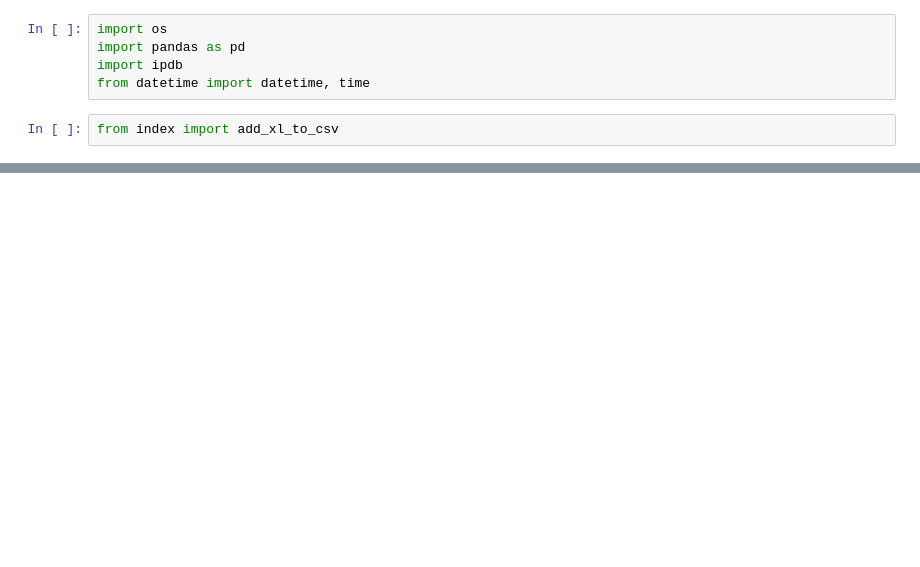
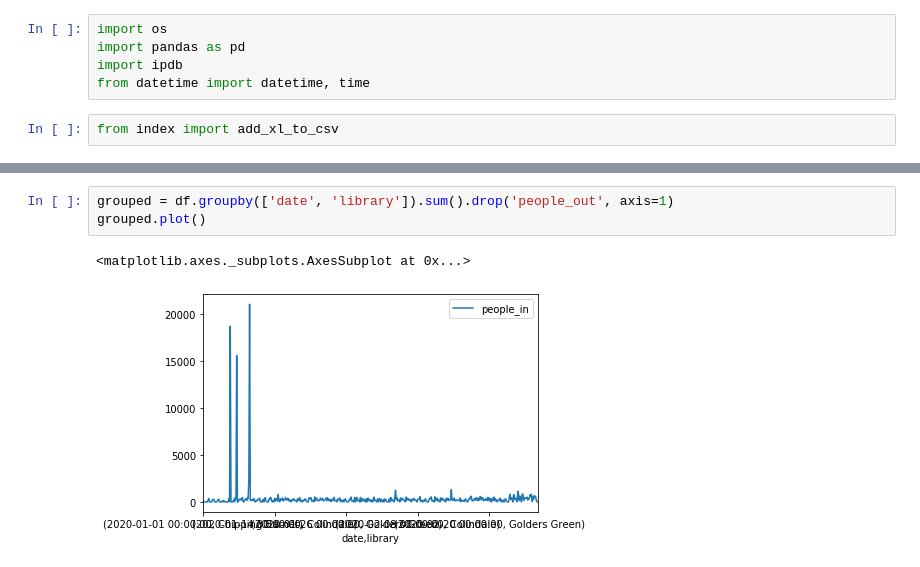
Before and after one commit to 0sumrich/smartgates, a Jupyter notebook: index.ipynb, the cells around one changed output, grey strips where cells are left out. Cells and saved outputs as stored; diff of their text form; blank space fills up the shorter version.

```diff
--- a/index.ipynb
+++ b/index.ipynb
@@ -32,0 +39,6 @@ df.assign(date=lambda x: x.datetime.dt.normalize()).groupby('date').sum().plot(f
+# %%
+grouped = df.groupby(['date', 'library']).sum().drop('people_out', axis=1)
+grouped.plot()
+# %% [output]
+<matplotlib.axes._subplots.AxesSubplot at 0x...>
+[figure, added]
```
Also changed, not shown: parts of 4 cells of this notebook, 3 other files.
